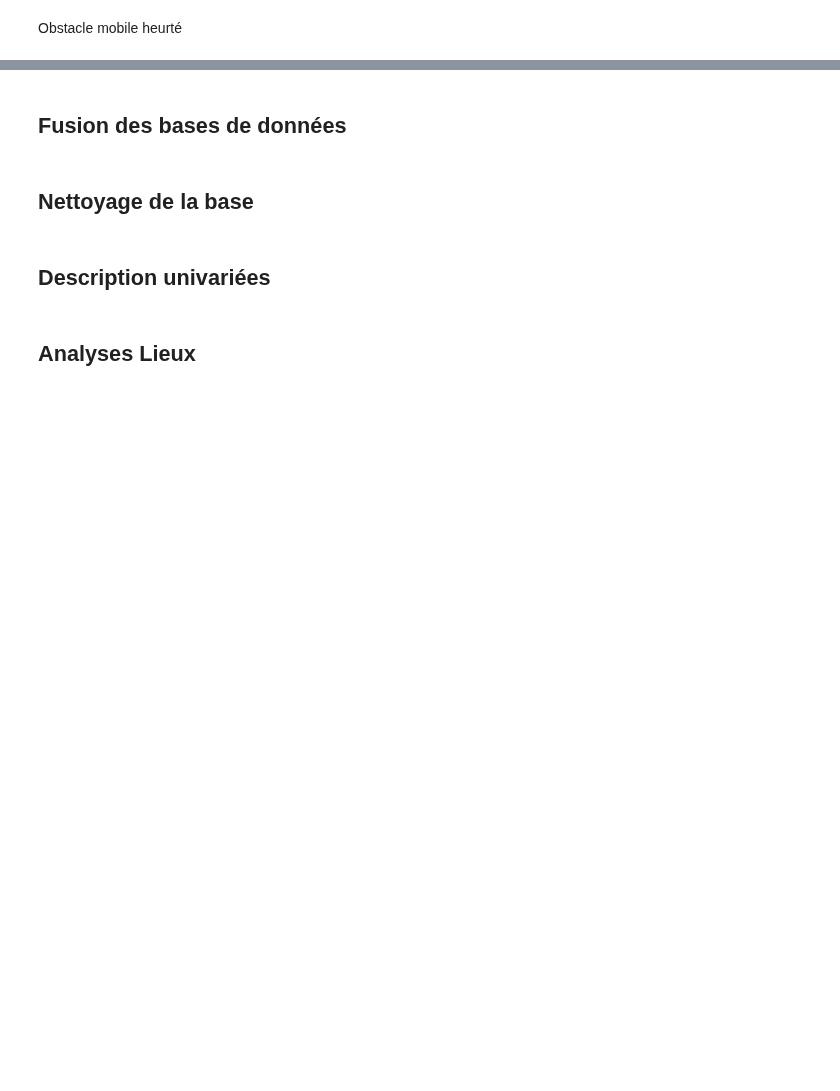
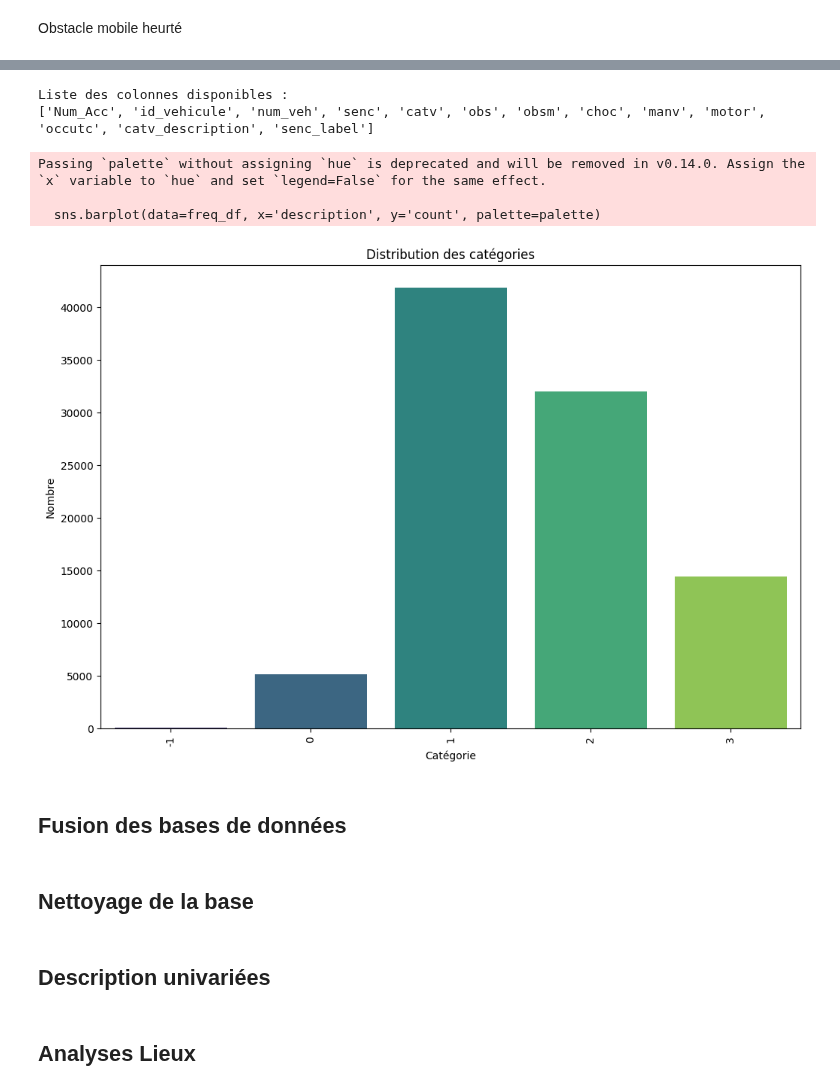
Before and after one commit to ABE-svg/Projet-Python-pour-la-Data-Science, a Jupyter notebook: main_file.ipynb, the cells around one changed output, grey strips where cells are left out. Saved outputs shown, nothing was run; the diff lists cells and outputs as text; code cells hidden in the pictures; blank space fills up the shorter version.

```diff
--- a/main_file.ipynb
+++ b/main_file.ipynb
@@ -980,3 +1369,12 @@ Passing `palette` without assigning `hue` is deprecated and will be removed in v
+# %%
+interactive_plot(df_vehicules)
+# %% [output]
+Liste des colonnes disponibles :
+['Num_Acc', 'id_vehicule', 'num_veh', 'senc', 'catv', 'obs', 'obsm', 'choc', 'manv', 'motor', 'occutc', 'catv_description', 'senc_label']
+Passing `palette` without assigning `hue` is deprecated and will be removed in v0.14.0. Assign the `x` variable to `hue` and set `legend=False` for the same effect.
+
+  sns.barplot(data=freq_df, x='description', y='count', palette=palette)
+[figure, added]
 # %%
 # Base des lieux
 df_lieux = pd.read_csv(r"/home/onyxia/Projet-Python-pour-la-Data-Science/data/lieux-2023.csv", sep = ';')
```
Also changed, not shown: parts of 27 cells of this notebook.
